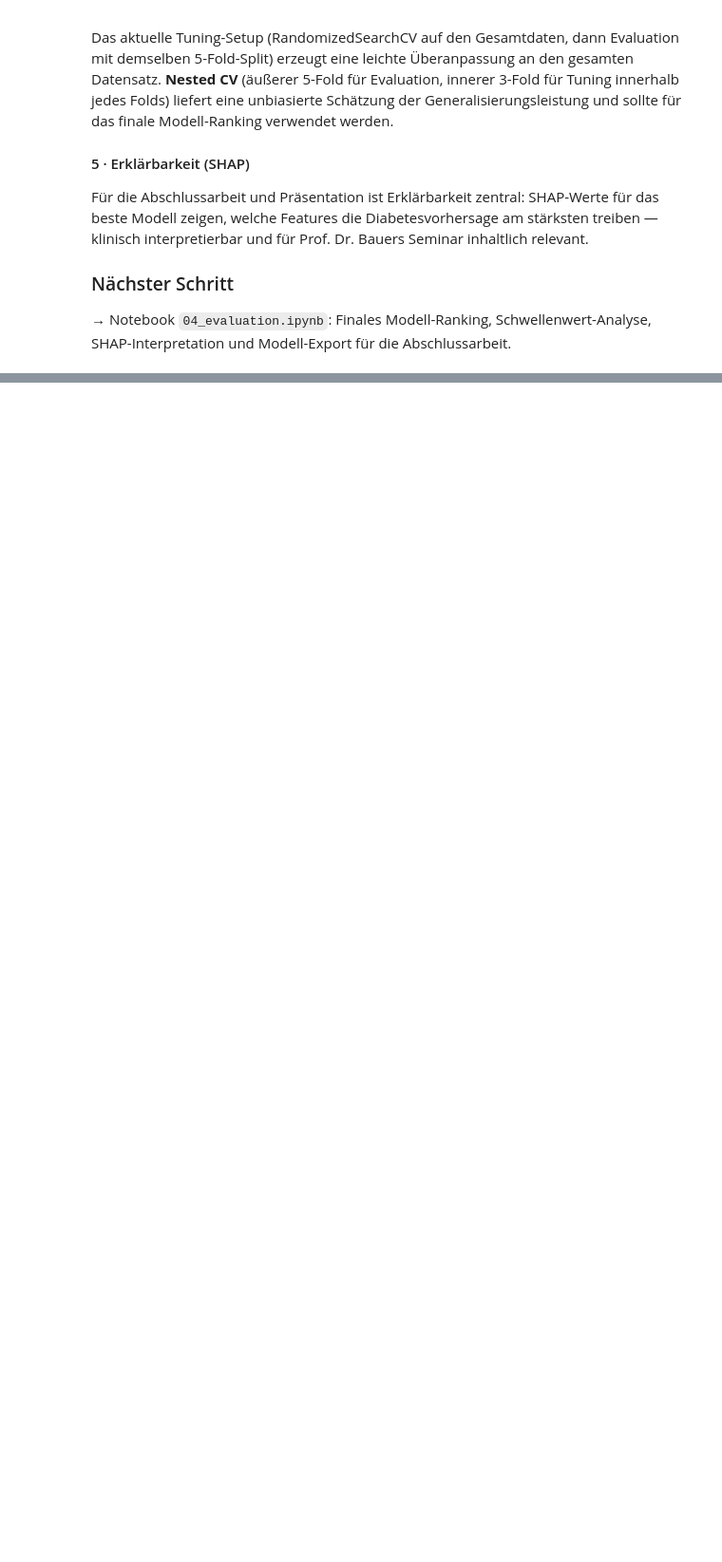
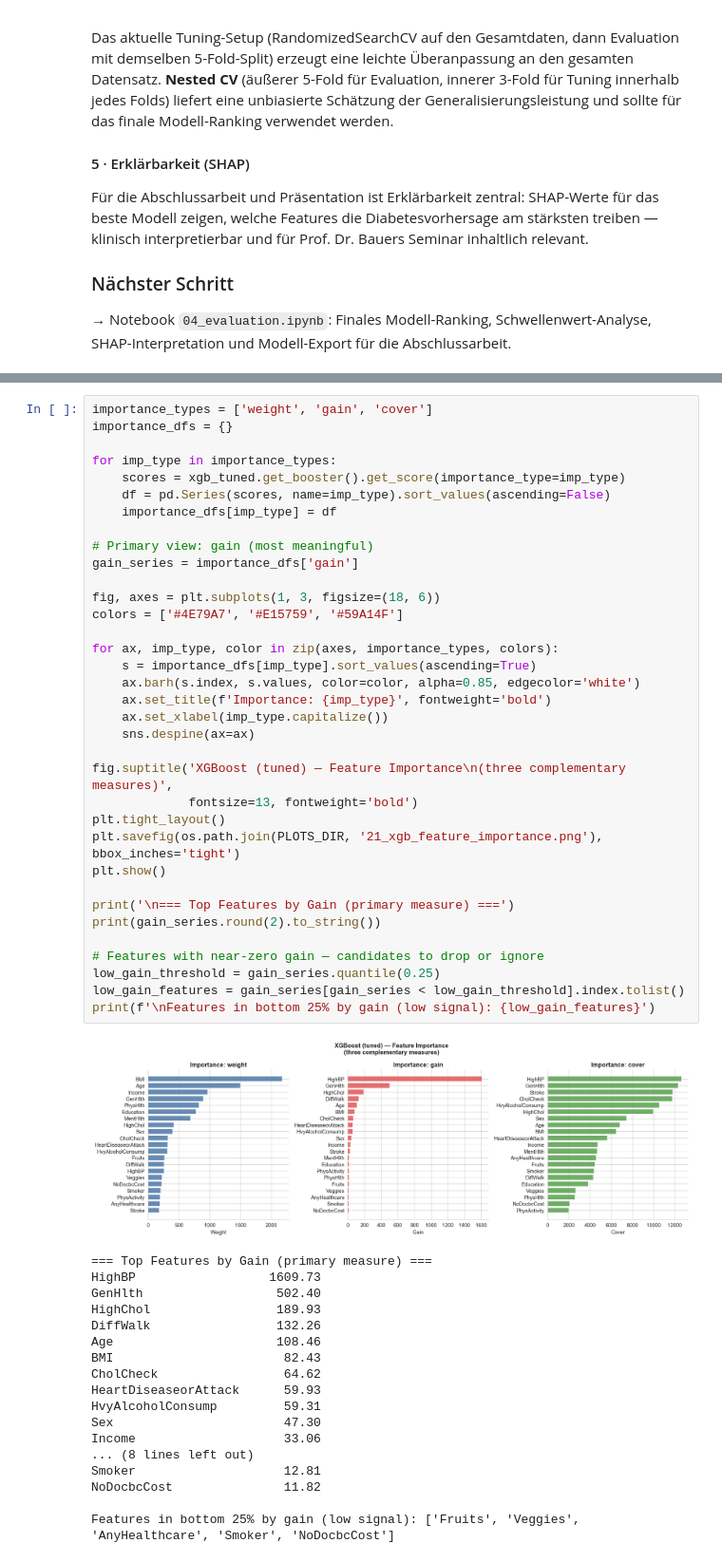
Before and after one commit to Hasher26/diabetes-prediction-ml, a Jupyter notebook: notebooks/03_modeling.ipynb, the cells around one changed output, grey strips where cells are left out. Shown at 95% size. Saved outputs shown, nothing was run; the diff lists cells and outputs as text; blank space fills up the shorter version.

```diff
--- a/notebooks/03_modeling.ipynb
+++ b/notebooks/03_modeling.ipynb
@@ -882,0 +944,54 @@ Für die Abschlussarbeit und Präsentation ist Erklärbarkeit zentral: SHAP-Wert
+# %%
+importance_types = ['weight', 'gain', 'cover']
+importance_dfs = {}
+
+for imp_type in importance_types:
+    scores = xgb_tuned.get_booster().get_score(importance_type=imp_type)
+    df = pd.Series(scores, name=imp_type).sort_values(ascending=False)
+    importance_dfs[imp_type] = df
+
+# Primary view: gain (most meaningful)
+gain_series = importance_dfs['gain']
+
+fig, axes = plt.subplots(1, 3, figsize=(18, 6))
+colors = ['#4E79A7', '#E15759', '#59A14F']
+
+for ax, imp_type, color in zip(axes, importance_types, colors):
+    s = importance_dfs[imp_type].sort_values(ascending=True)
+    ax.barh(s.index, s.values, color=color, alpha=0.85, edgecolor='white')
+    ax.set_title(f'Importance: {imp_type}', fontweight='bold')
+    ax.set_xlabel(imp_type.capitalize())
+    sns.despine(ax=ax)
+
+fig.suptitle('XGBoost (tuned) — Feature Importance\n(three complementary measures)',
+             fontsize=13, fontweight='bold')
+plt.tight_layout()
+plt.savefig(os.path.join(PLOTS_DIR, '21_xgb_feature_importance.png'), bbox_inches='tight')
+plt.show()
+
+print('\n=== Top Features by Gain (primary measure) ===')
+print(gain_series.round(2).to_string())
+
+# Features with near-zero gain — candidates to drop or ignore
+low_gain_threshold = gain_series.quantile(0.25)
+low_gain_features = gain_series[gain_series < low_gain_threshold].index.tolist()
+print(f'\nFeatures in bottom 25% by gain (low signal): {low_gain_features}')
+# %% [output]
+[figure, added]
+=== Top Features by Gain (primary measure) ===
+HighBP                  1609.73
+GenHlth                  502.40
+HighChol                 189.93
+DiffWalk                 132.26
+Age                      108.46
+BMI                       82.43
+CholCheck                 64.62
+HeartDiseaseorAttack      59.93
+HvyAlcoholConsump         59.31
+Sex                       47.30
+Income                    33.06
+... (8 lines left out)
+Smoker                    12.81
+NoDocbcCost               11.82
+
+Features in bottom 25% by gain (low signal): ['Fruits', 'Veggies', 'AnyHealthcare', 'Smoker', 'NoDocbcCost']
```
Also changed, not shown: parts of 12 cells of this notebook, 1 other file.
